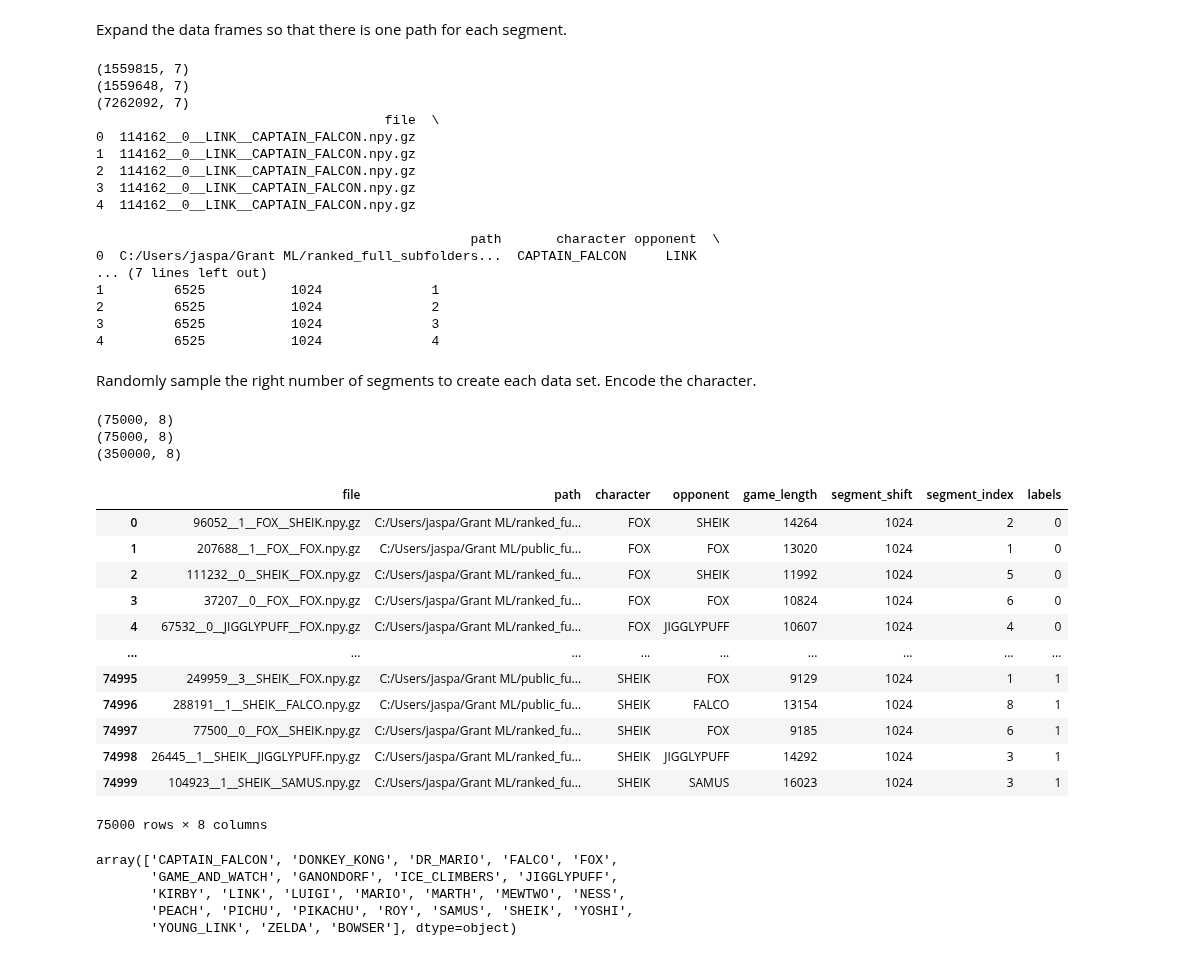
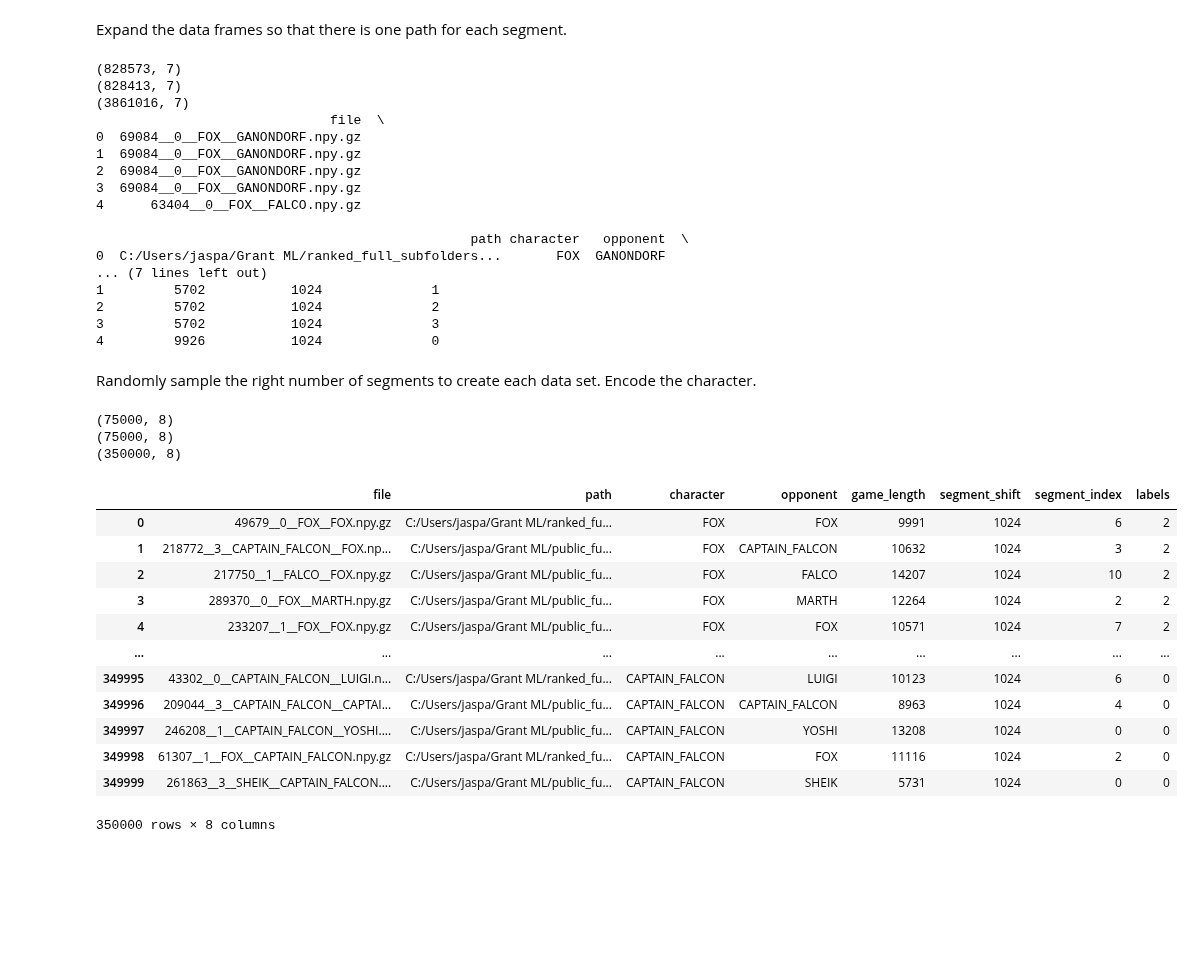
Before and after one commit to sinha-G/slp, a Jupyter notebook: classify_all_characters_cnn/make_data_list.ipynb, the cells around one changed output. Saved outputs shown, nothing was run; the diff lists cells and outputs as text; code cells hidden in the pictures; blank space fills up the shorter version.

```diff
--- a/classify_all_characters_cnn/make_data_list.ipynb
+++ b/classify_all_characters_cnn/make_data_list.ipynb
@@ -160,7 +195,7 @@ See how many extra segments you have for each character.
 # %%
 # min_segments = 20000
 # segment_length = 1024
-for character in df['character'].unique():
+for character in characters:
     character_df = df.loc[df['character'] == character]
     print(character, ': ', sum(character_df['num_segments'])-min_segments)
 # %% [output]
@@ -194,14 +229,14 @@ train_df = pd.DataFrame()
 # min_segments = 20000
 # target_segments_for_test_and_val = min_segments * 0.15
 
-for character in df['character'].unique():
+for character in characters:
     character_df = df.loc[df['character'] == character].sample(frac=1).reset_index(drop=True)  # Shuffle the rows
     sum_segments = 0
     test_idx = 0
     val_idx = 0
 
     #split the games of each character by .15, .15, and .7
-    target_segments_for_test_and_val = sum(character_df['num_segments']) * 0.15
+    target_segments_for_test_and_val = int(sum(character_df['num_segments']) * 0.15)
     # Determine the split indices for test and validation sets
     for i, row in character_df.iterrows():
         sum_segments += row['num_segments']
@@ -263,7 +298,7 @@ def expand_df_vectorized(df):
     df_repeated = df.loc[index_repeated].reset_index(drop=True)
 
     # Create a 'segment_index' column that counts up for each group of repeated rows
-    segment_indices = np.concatenate([np.arange(n) for n in repeats])
+    segment_indices = np.concatenate([np.arange(n,dtype = np.int16) for n in repeats])
 
     # Assign 'segment_index' to the repeated DataFrame
     df_repeated['segment_index'] = segment_indices
@@ -284,23 +319,23 @@ print(expanded_val_df.shape)
 print(expanded_train_df.shape)
 print(expanded_test_df.head())
 # %% [output]
-(1559815, 7)
-(1559648, 7)
-(7262092, 7)
-                                     file  \
-0  114162__0__LINK__CAPTAIN_FALCON.npy.gz
-1  114162__0__LINK__CAPTAIN_FALCON.npy.gz
-2  114162__0__LINK__CAPTAIN_FALCON.npy.gz
-3  114162__0__LINK__CAPTAIN_FALCON.npy.gz
-4  114162__0__LINK__CAPTAIN_FALCON.npy.gz
+(828573, 7)
+(828413, 7)
+(3861016, 7)
+                              file  \
+0  69084__0__FOX__GANONDORF.npy.gz
+1  69084__0__FOX__GANONDORF.npy.gz
+2  69084__0__FOX__GANONDORF.npy.gz
+3  69084__0__FOX__GANONDORF.npy.gz
+4      63404__0__FOX__FALCO.npy.gz
 
-                                                path       character opponent  \
-0  C:/Users/jaspa/Grant ML/ranked_full_subfolders...  CAPTAIN_FALCON     LINK
+                                                path character   opponent  \
+0  C:/Users/jaspa/Grant ML/ranked_full_subfolders...       FOX  GANONDORF
 ... (7 lines left out)
-1         6525           1024              1
-2         6525           1024              2
-3         6525           1024              3
-4         6525           1024              4
+1         5702           1024              1
+2         5702           1024              2
+3         5702           1024              3
+4         9926           1024              0
 # %% [markdown]
 Randomly sample the right number of segments to create each data set.  Encode the character.
 # %%
@@ -322,10 +357,10 @@ def sample_rows_per_character(df, proportion, min_segments, encoder,characters):
 # Assuming 'characters' is your array of unique character names
 characters =  [
                 'FOX',
-                # 'FALCO',
-                # 'MARTH',
+                'FALCO',
+                'MARTH',
                 'SHEIK',
-                # 'CAPTAIN_FALCON',
+                'CAPTAIN_FALCON',
                 # 'PEACH',
                 # 'JIGGLYPUFF',
                 # 'SAMUS',
@@ -340,55 +375,49 @@ characters =  [
                 # 'MEWTWO',
                 # 'GAME_AND_WATCH',
                 # 'DONKEY_KONG',
                 # 'YOUNG_LINK',
                 # 'MARIO',
                 # 'ROY',
                 # 'BOWSER',
                 # 'ZELDA',
                 # 'KIRBY',
                 # 'PICHU'
                 ]
 
 # Initialize and fit the LabelEncoder
 encoder = LabelEncoder()
 encoder.fit(characters)
 
 sampled_test_df = sample_rows_per_character(expanded_test_df, 0.15, min_segments, encoder,characters)
 sampled_val_df = sample_rows_per_character(expanded_val_df, 0.15, min_segments, encoder,characters)
 sampled_train_df = sample_rows_per_character(expanded_train_df, 0.70, min_segments, encoder,characters)
 
 
 print(sampled_test_df.shape)
 print(sampled_val_df.shape)
 print(sampled_train_df.shape)
 
-sampled_test_df
+sampled_train_df
 # %% [output]
 (75000, 8)
 (75000, 8)
 (350000, 8)
 |  | file | path | character | opponent | game_length | segment_shift | segment_index | labels |
-| 0 | 96052__1__FOX__SHEIK.npy.gz | C:/Users/jaspa/Grant ML/ranked_fu... | FOX | SHEIK | 14264 | 1024 | 2 | 0 |
-| 1 | 207688__1__FOX__FOX.npy.gz | C:/Users/jaspa/Grant ML/public_fu... | FOX | FOX | 13020 | 1024 | 1 | 0 |
-| 2 | 111232__0__SHEIK__FOX.npy.gz | C:/Users/jaspa/Grant ML/ranked_fu... | FOX | SHEIK | 11992 | 1024 | 5 | 0 |
-| 3 | 37207__0__FOX__FOX.npy.gz | C:/Users/jaspa/Grant ML/ranked_fu... | FOX | FOX | 10824 | 1024 | 6 | 0 |
-| 4 | 67532__0__JIGGLYPUFF__FOX.npy.gz | C:/Users/jaspa/Grant ML/ranked_fu... | FOX | JIGGLYPUFF | 10607 | 1024 | 4 | 0 |
+| 0 | 49679__0__FOX__FOX.npy.gz | C:/Users/jaspa/Grant ML/ranked_fu... | FOX | FOX | 9991 | 1024 | 6 | 2 |
+| 1 | 218772__3__CAPTAIN_FALCON__FOX.np... | C:/Users/jaspa/Grant ML/public_fu... | FOX | CAPTAIN_FALCON | 10632 | 1024 | 3 | 2 |
+| 2 | 217750__1__FALCO__FOX.npy.gz | C:/Users/jaspa/Grant ML/public_fu... | FOX | FALCO | 14207 | 1024 | 10 | 2 |
+| 3 | 289370__0__FOX__MARTH.npy.gz | C:/Users/jaspa/Grant ML/public_fu... | FOX | MARTH | 12264 | 1024 | 2 | 2 |
+| 4 | 233207__1__FOX__FOX.npy.gz | C:/Users/jaspa/Grant ML/public_fu... | FOX | FOX | 10571 | 1024 | 7 | 2 |
 | ... | ... | ... | ... | ... | ... | ... | ... | ... |
-| 74995 | 249959__3__SHEIK__FOX.npy.gz | C:/Users/jaspa/Grant ML/public_fu... | SHEIK | FOX | 9129 | 1024 | 1 | 1 |
-| 74996 | 288191__1__SHEIK__FALCO.npy.gz | C:/Users/jaspa/Grant ML/public_fu... | SHEIK | FALCO | 13154 | 1024 | 8 | 1 |
-| 74997 | 77500__0__FOX__SHEIK.npy.gz | C:/Users/jaspa/Grant ML/ranked_fu... | SHEIK | FOX | 9185 | 1024 | 6 | 1 |
-| 74998 | 26445__1__SHEIK__JIGGLYPUFF.npy.gz | C:/Users/jaspa/Grant ML/ranked_fu... | SHEIK | JIGGLYPUFF | 14292 | 1024 | 3 | 1 |
-| 74999 | 104923__1__SHEIK__SAMUS.npy.gz | C:/Users/jaspa/Grant ML/ranked_fu... | SHEIK | SAMUS | 16023 | 1024 | 3 | 1 |
+| 349995 | 43302__0__CAPTAIN_FALCON__LUIGI.n... | C:/Users/jaspa/Grant ML/ranked_fu... | CAPTAIN_FALCON | LUIGI | 10123 | 1024 | 6 | 0 |
+| 349996 | 209044__3__CAPTAIN_FALCON__CAPTAI... | C:/Users/jaspa/Grant ML/public_fu... | CAPTAIN_FALCON | CAPTAIN_FALCON | 8963 | 1024 | 4 | 0 |
+| 349997 | 246208__1__CAPTAIN_FALCON__YOSHI.... | C:/Users/jaspa/Grant ML/public_fu... | CAPTAIN_FALCON | YOSHI | 13208 | 1024 | 0 | 0 |
+| 349998 | 61307__1__FOX__CAPTAIN_FALCON.npy.gz | C:/Users/jaspa/Grant ML/ranked_fu... | CAPTAIN_FALCON | FOX | 11116 | 1024 | 2 | 0 |
+| 349999 | 261863__3__SHEIK__CAPTAIN_FALCON.... | C:/Users/jaspa/Grant ML/public_fu... | CAPTAIN_FALCON | SHEIK | 5731 | 1024 | 0 | 0 |
-75000 rows × 8 columns
+350000 rows × 8 columns
 # %%
 sampled_test_df.to_feather('C:/Users/jaspa/Grant ML/slp/data/sample_test_df.feather')
 sampled_val_df.to_feather('C:/Users/jaspa/Grant ML/slp/data/sample_val_df.feather')
 sampled_train_df.to_feather('C:/Users/jaspa/Grant ML/slp/data/sample_train_df.feather')
 # %%
-df['character'].unique()
+# df['character'].unique()
-# %% [output]
-array(['CAPTAIN_FALCON', 'DONKEY_KONG', 'DR_MARIO', 'FALCO', 'FOX',
-       'GAME_AND_WATCH', 'GANONDORF', 'ICE_CLIMBERS', 'JIGGLYPUFF',
-       'KIRBY', 'LINK', 'LUIGI', 'MARIO', 'MARTH', 'MEWTWO', 'NESS',
-       'PEACH', 'PICHU', 'PIKACHU', 'ROY', 'SAMUS', 'SHEIK', 'YOSHI',
-       'YOUNG_LINK', 'ZELDA', 'BOWSER'], dtype=object)
```
Also changed, not shown: parts of 6 cells of this notebook, 3 other files.
